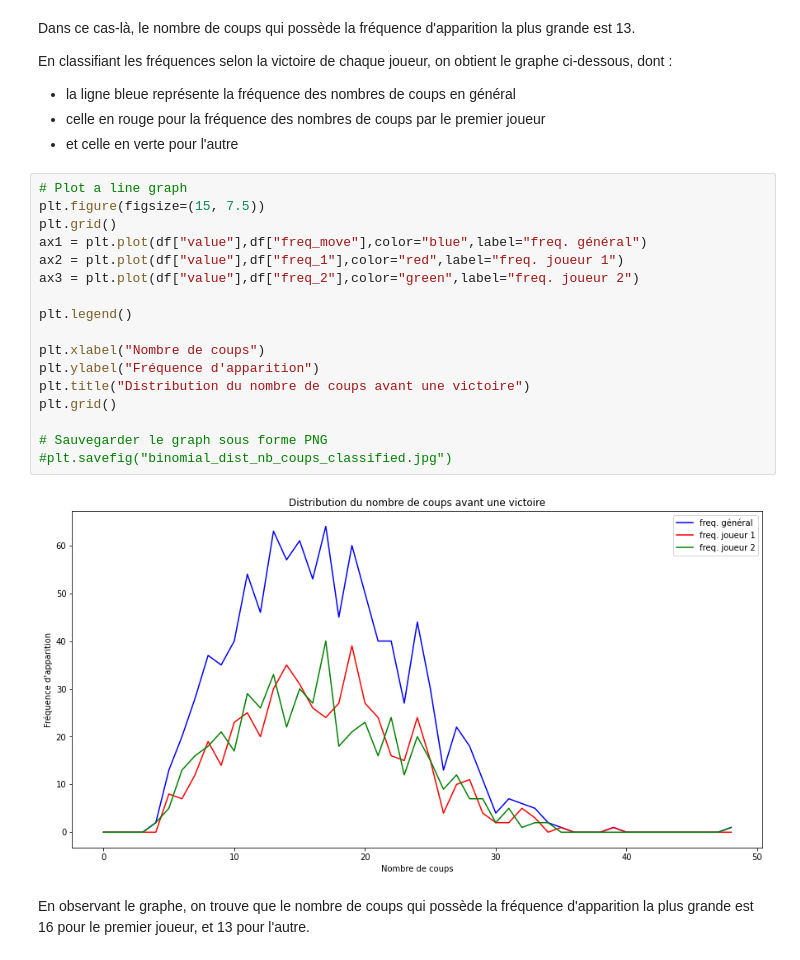
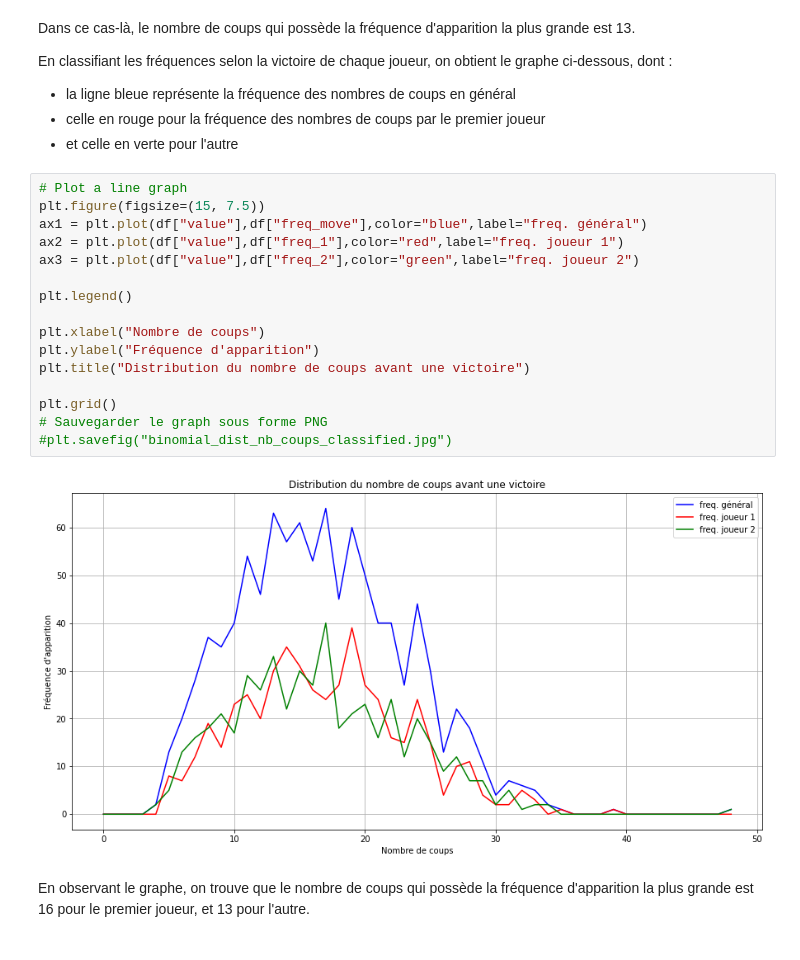
Before and after one commit to Meriadoc-gitgit/Bandits-Manchos-Simulation, a Jupyter notebook: puissance-4-game.ipynb, the cells around one changed output. Drawn from its saved outputs; the diff is of its cells as text.

```diff
--- a/puissance-4-game.ipynb
+++ b/puissance-4-game.ipynb
@@ -193,22 +192,21 @@ En classifiant les fréquences selon la victoire de chaque joueur, on obtient le
 # %%
 # Plot a line graph
 plt.figure(figsize=(15, 7.5))
-plt.grid()
 ax1 = plt.plot(df["value"],df["freq_move"],color="blue",label="freq. général")
 ax2 = plt.plot(df["value"],df["freq_1"],color="red",label="freq. joueur 1")
 ax3 = plt.plot(df["value"],df["freq_2"],color="green",label="freq. joueur 2")
 
 plt.legend()
 
 plt.xlabel("Nombre de coups")
 plt.ylabel("Fréquence d'apparition")
 plt.title("Distribution du nombre de coups avant une victoire")
+
 plt.grid()
-
 # Sauvegarder le graph sous forme PNG
 #plt.savefig("binomial_dist_nb_coups_classified.jpg")
 # %% [output]
-[figure, old version]
+[figure, new version]
 # %% [markdown]
 En observant le graphe, on trouve que le nombre de coups qui possède la fréquence d'apparition la plus grande est 16 pour le premier joueur, et 13 pour l'autre.
 # %% [markdown]
```
Also changed, not shown: parts of 15 cells of this notebook, 19 other files.
